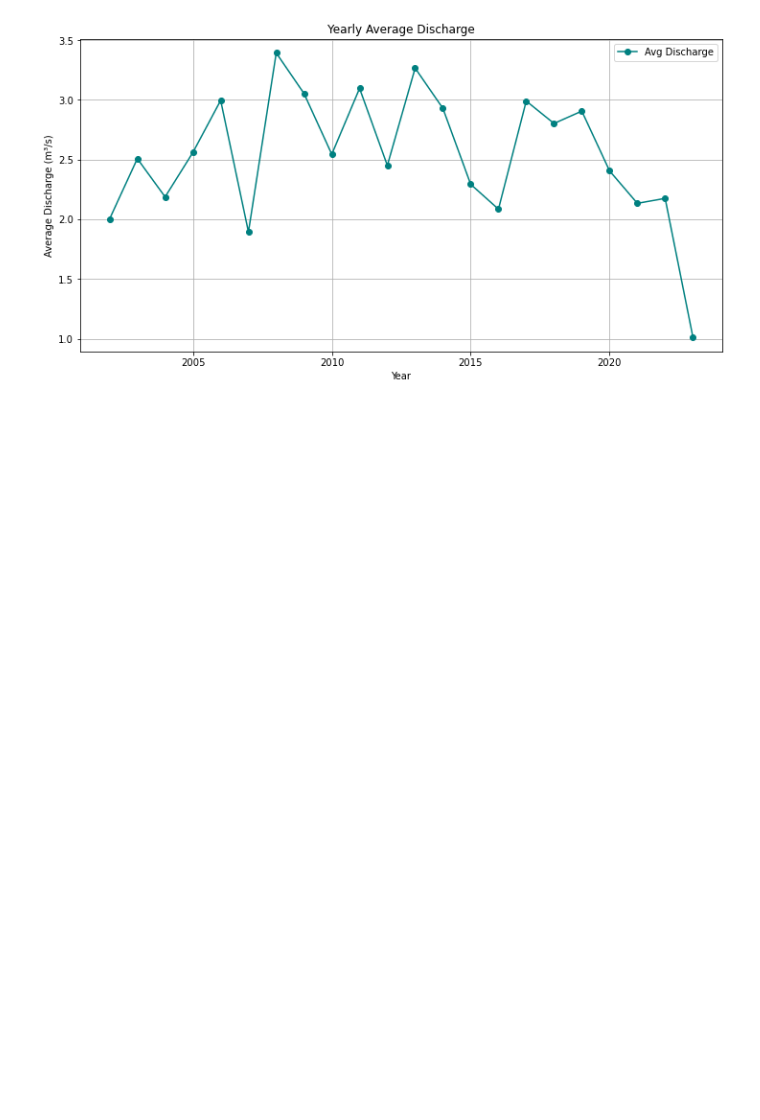
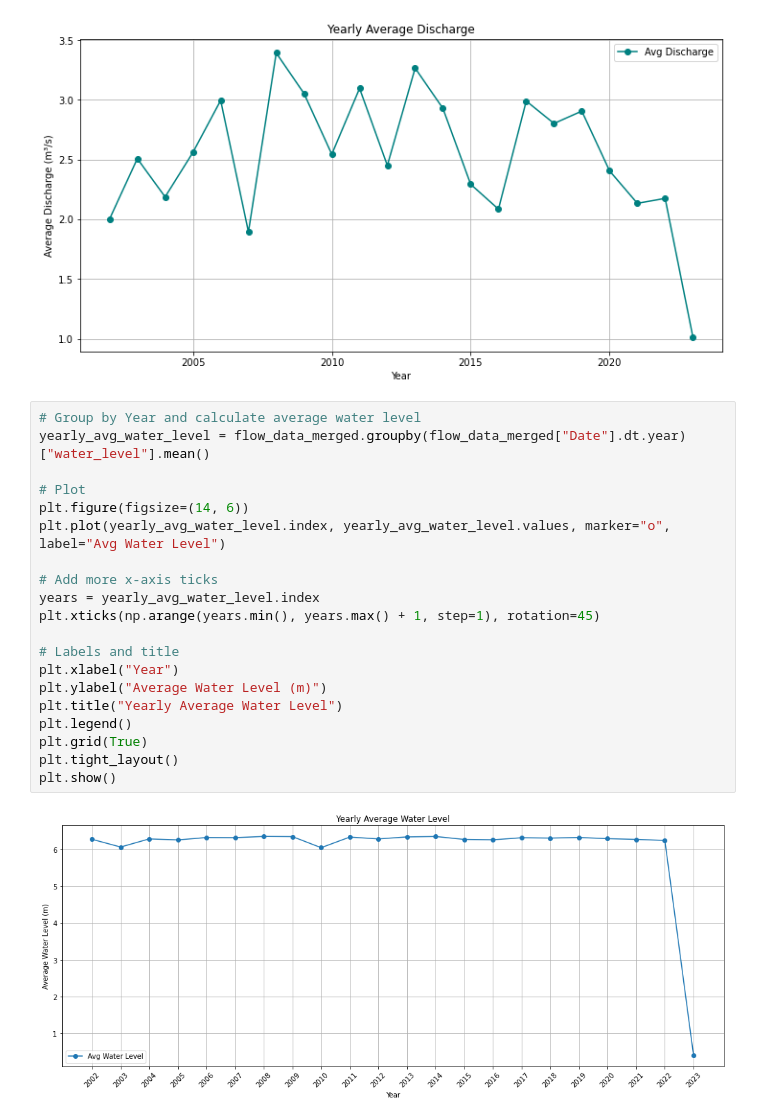
Before and after one commit to Lyimo-The-Destroyer/Papas-Piazzeria, a Jupyter notebook: Code Material/Flow data analysis.ipynb, the cells around one changed output. Cells and saved outputs as stored; diff of their text form; blank space fills up the shorter version.

```diff
--- a/Code Material/Flow data analysis.ipynb
+++ b/Code Material/Flow data analysis.ipynb
@@ -297,3 +295,25 @@ plt.legend()
 plt.show()
 # %% [output]
 [figure]
+# %%
+# Group by Year and calculate average water level
+yearly_avg_water_level = flow_data_merged.groupby(flow_data_merged["Date"].dt.year)["water_level"].mean()
+
+# Plot
+plt.figure(figsize=(14, 6))
+plt.plot(yearly_avg_water_level.index, yearly_avg_water_level.values, marker="o", label="Avg Water Level")
+
+# Add more x-axis ticks
+years = yearly_avg_water_level.index
+plt.xticks(np.arange(years.min(), years.max() + 1, step=1), rotation=45)
+
+# Labels and title
+plt.xlabel("Year")
+plt.ylabel("Average Water Level (m)")
+plt.title("Yearly Average Water Level")
+plt.legend()
+plt.grid(True)
+plt.tight_layout()
+plt.show()
+# %% [output]
+[figure, added]
```
Also changed, not shown: parts of 20 cells of this notebook.
